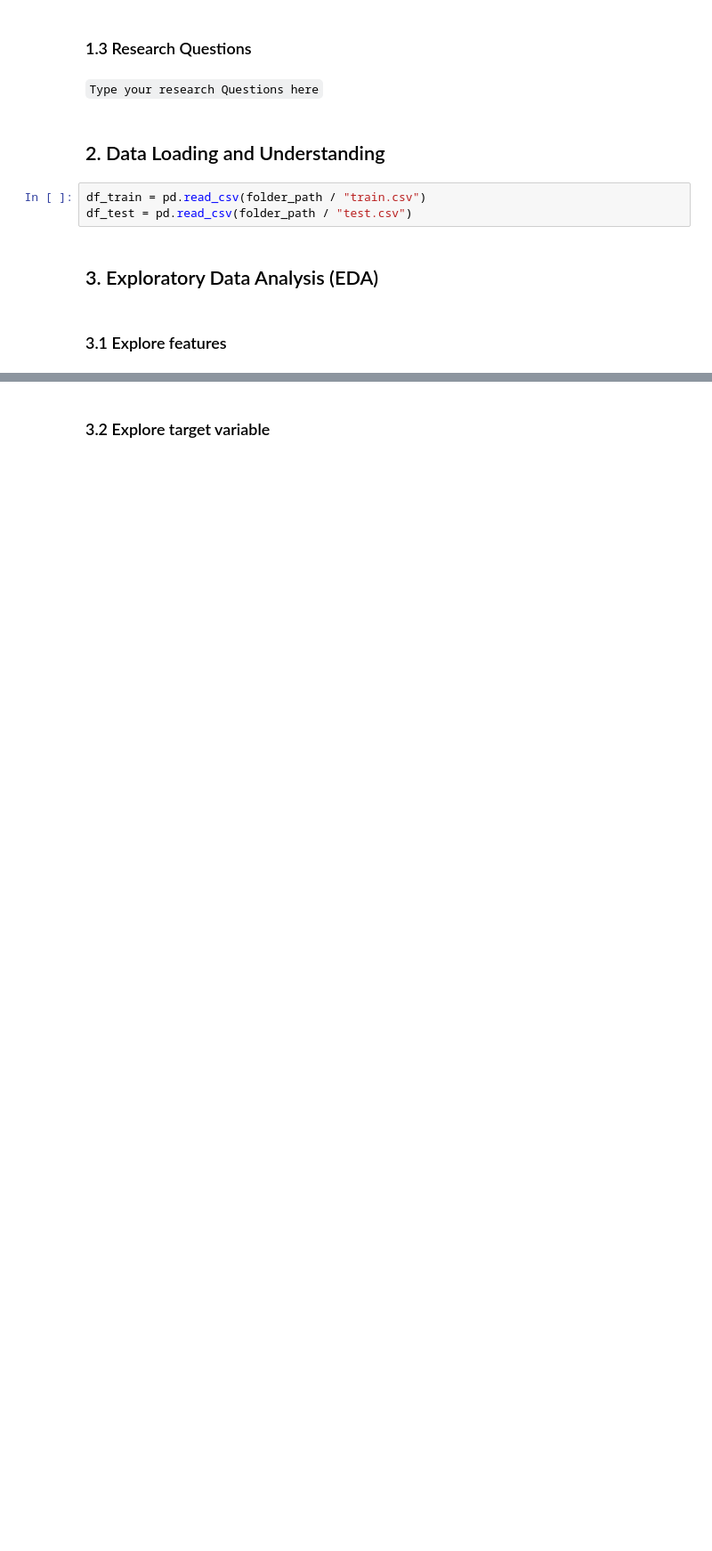
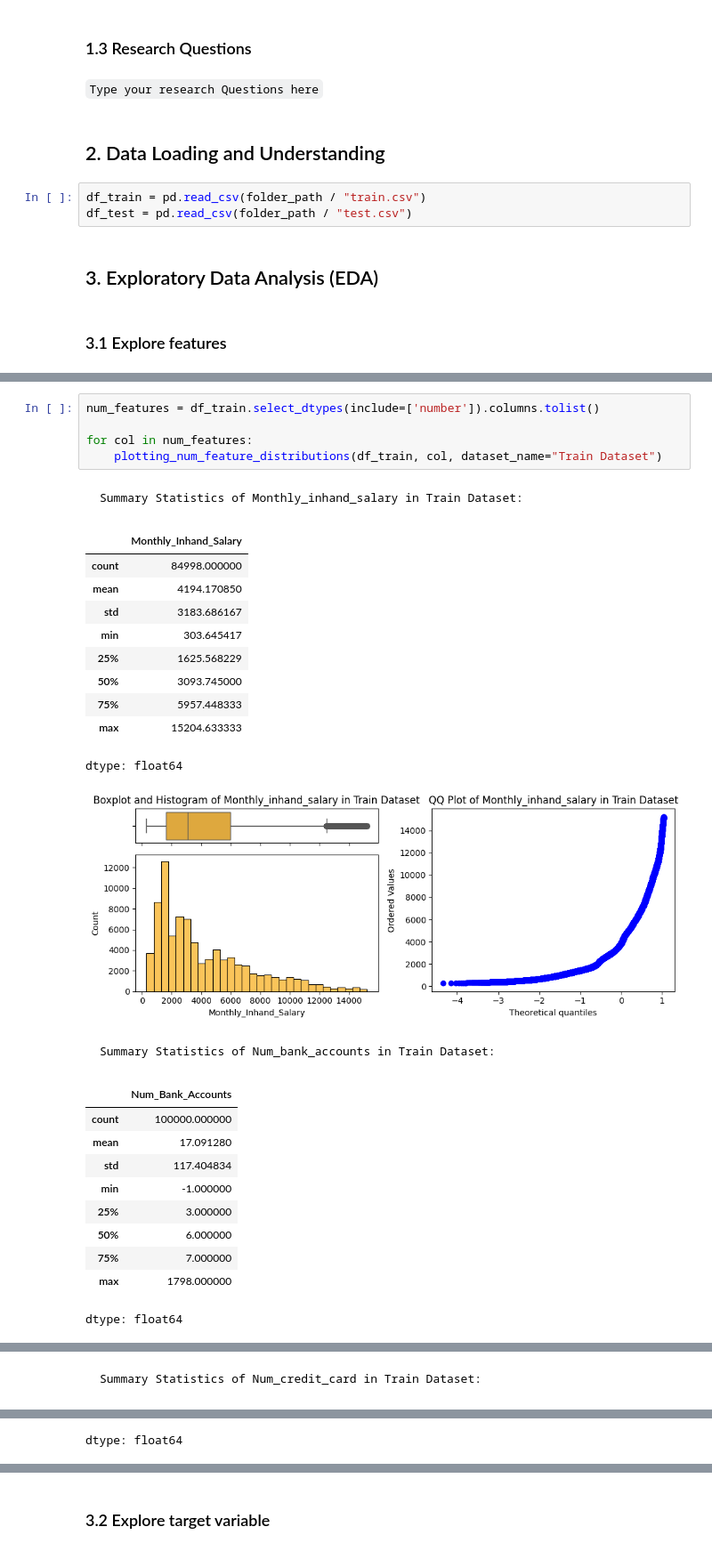
Before and after one commit to Nelkit/DSI-AT2-data-analysis-project, a Jupyter notebook: notebooks/DSI_AT2_data_analysis_project.ipynb, the cells around one changed output, grey strips where cells are left out. Shown at 89% size. Saved outputs shown, nothing was run; the diff lists cells and outputs as text; blank space fills up the shorter version.

```diff
--- a/notebooks/DSI_AT2_data_analysis_project.ipynb
+++ b/notebooks/DSI_AT2_data_analysis_project.ipynb
@@ -197,0 +405,29 @@ df_train.describe()
+# %%
+num_features = df_train.select_dtypes(include=['number']).columns.tolist()
+
+for col in num_features:
+    plotting_num_feature_distributions(df_train, col, dataset_name="Train Dataset")
+# %% [output]
+Summary Statistics of Monthly_inhand_salary in Train Dataset:
+|  | Monthly_Inhand_Salary |
+| count | 84998.000000 |
+| mean | 4194.170850 |
+| std | 3183.686167 |
+| min | 303.645417 |
+| 25% | 1625.568229 |
+| 50% | 3093.745000 |
+| 75% | 5957.448333 |
+| max | 15204.633333 |
+dtype: float64
+[figure, added]
+Summary Statistics of Num_bank_accounts in Train Dataset:
+|  | Num_Bank_Accounts |
+| count | 100000.000000 |
+| mean | 17.091280 |
+| std | 117.404834 |
+| min | -1.000000 |
+| 25% | 3.000000 |
+| 50% | 6.000000 |
+| 75% | 7.000000 |
+| max | 1798.000000 |
+dtype: float64
@@ -197,0 +435 @@ df_train.describe()
+Summary Statistics of Num_credit_card in Train Dataset:
@@ -197,0 +445 @@ df_train.describe()
+dtype: float64
```
Also changed, not shown: parts of 16 cells of this notebook.
